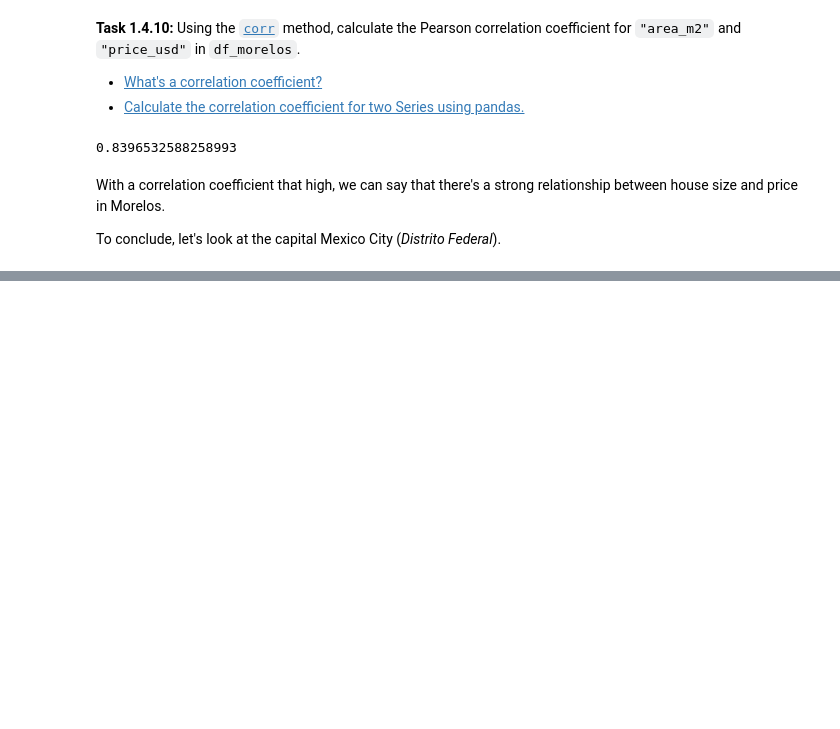
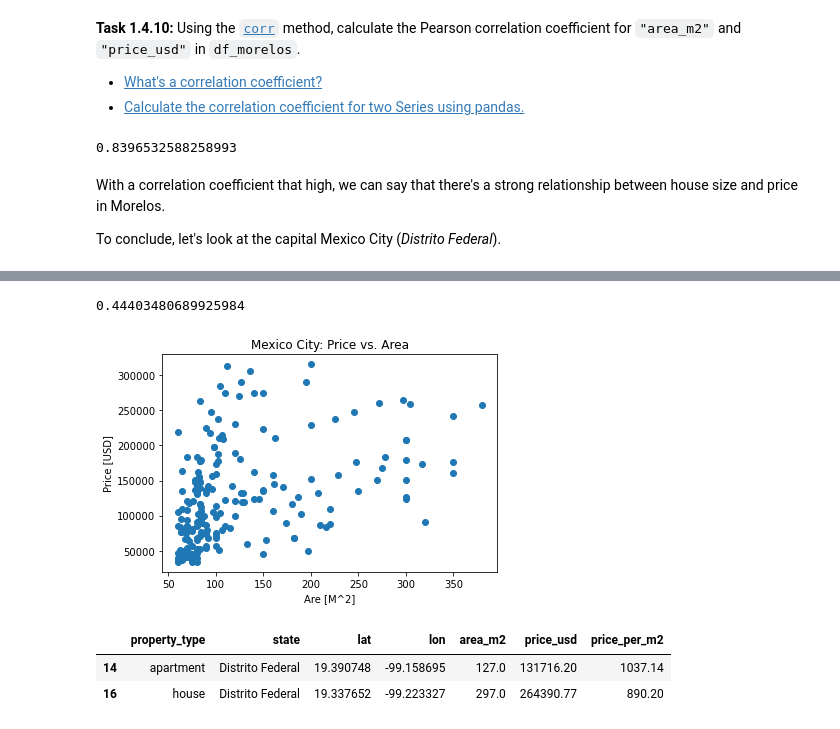
Before and after one commit to camara94/data_science_lab, a Jupyter notebook: lab/014-size-or-location.ipynb, the cells around one changed output, grey strips where cells are left out. Drawn from its saved outputs; the diff is of its cells as text; code cells hidden in the pictures; blank space fills up the shorter version.

```diff
--- a/lab/014-size-or-location.ipynb
+++ b/lab/014-size-or-location.ipynb
@@ -228,0 +239,21 @@ To conclude, let's look at the capital Mexico City (*Distrito Federal*).
+# %%
+# Subset `df` to include only observations from `"Distrito Federal"`
+df_mexico_city = df[df["state"]=="Distrito Federal"]
+
+# Create a scatter plot price vs area
+plt.scatter(x=df_mexico_city["area_m2"], y=df_mexico_city["price_usd"]);
+plt.xlabel("Are [M^2]")
+plt.ylabel("Price [USD]")
+plt.title("Mexico City: Price vs. Area")
+
+p_correlation = df_mexico_city["area_m2"].corr(df_mexico_city["price_usd"])
+print(p_correlation)
+# %% [output]
+0.44403480689925984
+[figure, added]
+# %%
+df_mexico_city.head(2)
+# %% [output]
+|  | property_type | state | lat | lon | area_m2 | price_usd | price_per_m2 |
+| 14 | apartment | Distrito Federal | 19.390748 | -99.158695 | 127.0 | 131716.20 | 1037.14 |
+| 16 | house | Distrito Federal | 19.337652 | -99.223327 | 297.0 | 264390.77 | 890.20 |
```
Also changed, not shown: parts of 2 cells of this notebook.
